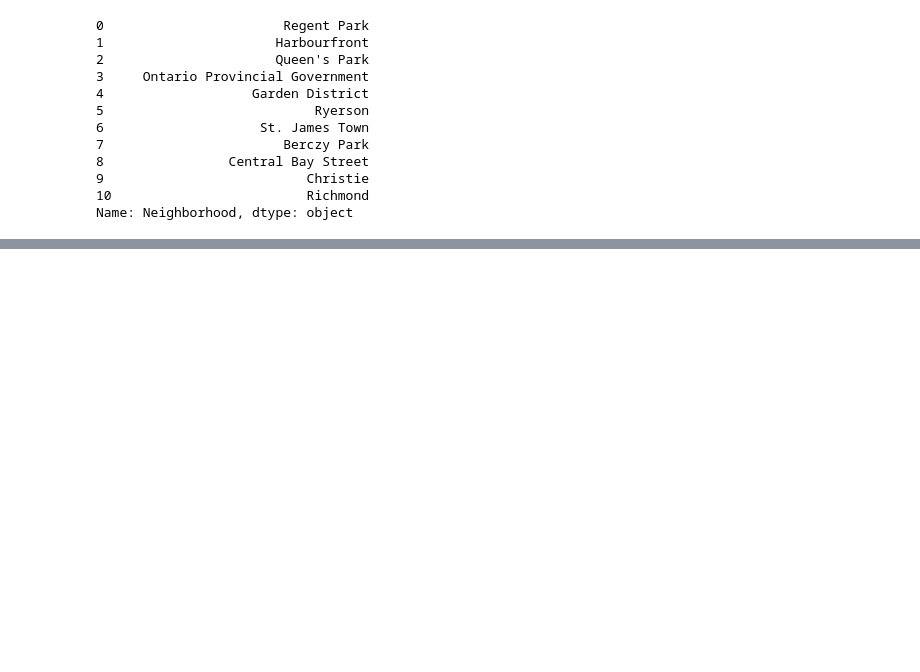
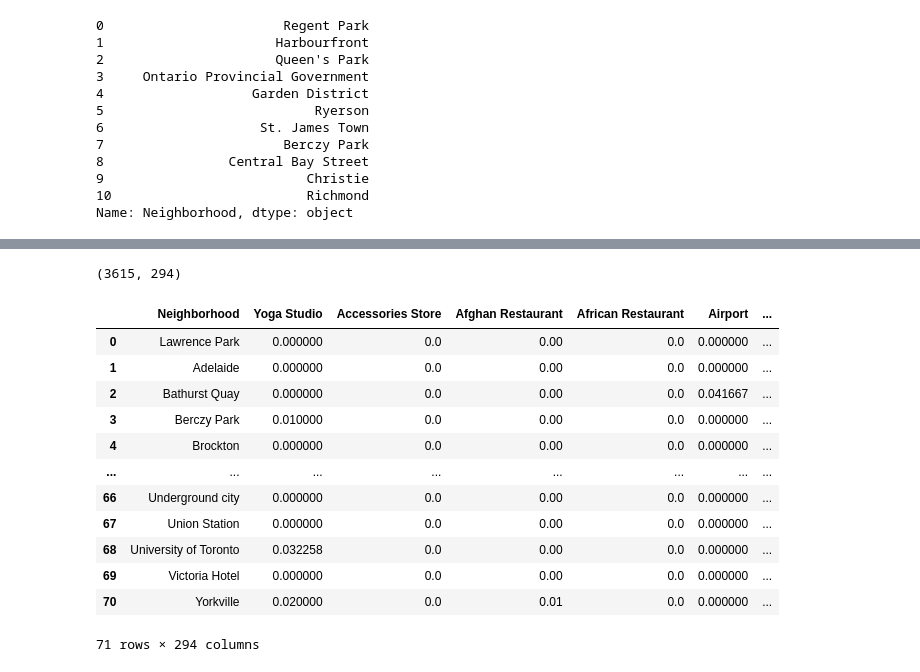
Before and after one commit to pekermilas/Coursera_Capstone, a Jupyter notebook: Week3_TorontoData/TorontoNeighborhoods.ipynb, the cells around one changed output, grey strips where cells are left out. Drawn from its saved outputs; the diff is of its cells as text; code cells hidden in the pictures; blank space fills up the shorter version.

```diff
--- a/Week3_TorontoData/TorontoNeighborhoods.ipynb
+++ b/Week3_TorontoData/TorontoNeighborhoods.ipynb
@@ -274,14 +269,16 @@ for i in black_list:
 # %%
 #Cleaned up list is ready for the use in geocode. Now we extract location data for
-#Neighboors.
+#Neighboors and store them in lat and long arrays.
+n_latitude=[]
+n_longitude=[]
 city = 'Toronto, Canada'
 boroughs  = ton_df['Neighborhood']
 geolocator = Nominatim(user_agent="toron_explorer")
-i=0
+#i=0
 for borough in boroughs:
     address = borough + ', ' + city
     location = geolocator.geocode(address)
-    lat = location.latitude
-    lng = location.longitude
-    print(i,address, lat, lng)
-    i+=1
+    n_latitude += [location.latitude]
+    n_longitude += [location.longitude]
+    #print(i,borough,location.latitude,location.longitude)
+    #i+=1
@@ -305,0 +285,3 @@ for borough in boroughs:
+# %%
+ton_df["Latitude_N"]=n_latitude
+ton_df["Longitude_N"]=n_longitude
@@ -305,0 +340,5 @@ for borough in boroughs:
+# %%
+ton_venues = getNearbyVenues(names=ton_df['Neighborhood'],
+                                   latitudes=ton_df["Latitude_N"],
+                                   longitudes=ton_df['Longitude_N']
+                                  )
@@ -305,0 +395,12 @@ for borough in boroughs:
+# %%
+# one hot encoding
+ton_onehot = pd.get_dummies(ton_venues[['Venue Category']], prefix="", prefix_sep="")
+
+# add neighborhood column back to dataframe
+ton_onehot['Neighborhood'] = ton_venues['Neighborhood']
+
+# move neighborhood column to the first column
+fixed_columns = [ton_onehot.columns[-1]] + list(ton_onehot.columns[:-1])
+ton_onehot = ton_onehot[fixed_columns]
+
+ton_onehot.head()
@@ -305,0 +415,21 @@ for borough in boroughs:
+# %%
+ton_onehot.shape
+# %% [output]
+(3615, 294)
+# %%
+ton_grouped = ton_onehot.groupby('Neighborhood').mean().reset_index()
+ton_grouped
+# %% [output]
+|  | Neighborhood | Yoga Studio | Accessories Store | Afghan Restaurant | African Restaurant | Airport | ... |
+| 0 | Lawrence Park | 0.000000 | 0.0 | 0.00 | 0.0 | 0.000000 | ... |
+| 1 | Adelaide | 0.000000 | 0.0 | 0.00 | 0.0 | 0.000000 | ... |
+| 2 | Bathurst Quay | 0.000000 | 0.0 | 0.00 | 0.0 | 0.041667 | ... |
+| 3 | Berczy Park | 0.010000 | 0.0 | 0.00 | 0.0 | 0.000000 | ... |
+| 4 | Brockton | 0.000000 | 0.0 | 0.00 | 0.0 | 0.000000 | ... |
+| ... | ... | ... | ... | ... | ... | ... | ... |
+| 66 | Underground city | 0.000000 | 0.0 | 0.00 | 0.0 | 0.000000 | ... |
+| 67 | Union Station | 0.000000 | 0.0 | 0.00 | 0.0 | 0.000000 | ... |
+| 68 | University of Toronto | 0.032258 | 0.0 | 0.00 | 0.0 | 0.000000 | ... |
+| 69 | Victoria Hotel | 0.000000 | 0.0 | 0.00 | 0.0 | 0.000000 | ... |
+| 70 | Yorkville | 0.020000 | 0.0 | 0.01 | 0.0 | 0.000000 | ... |
+71 rows × 294 columns
```
Also changed, not shown: parts of 22 cells of this notebook.
